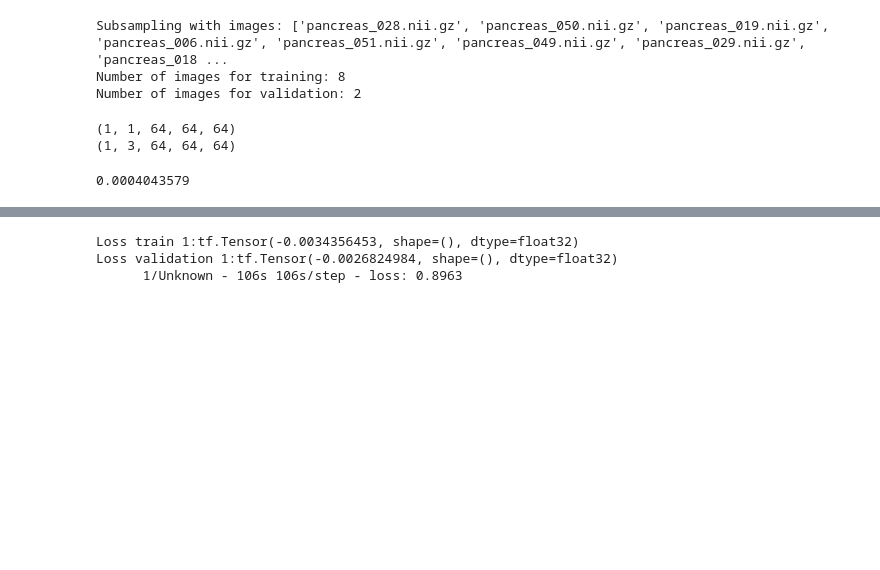
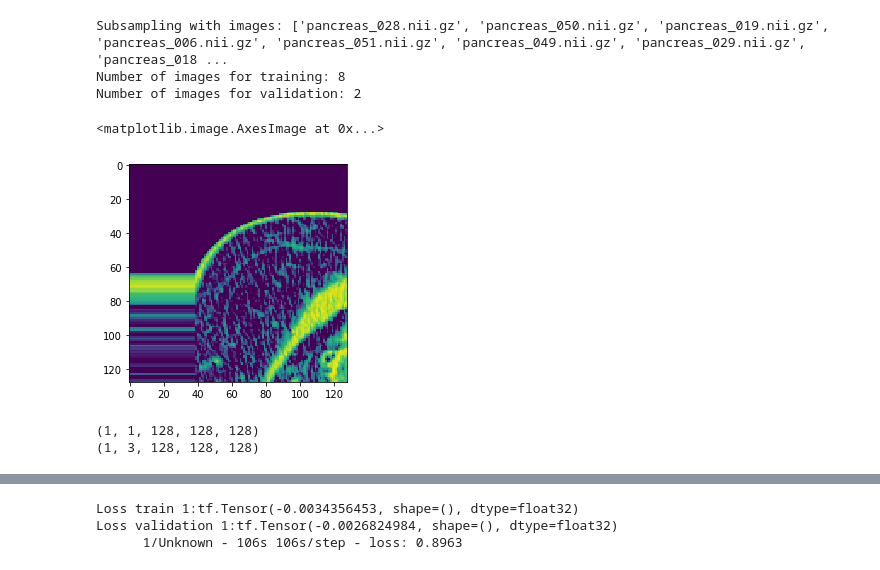
Before and after one commit to fourMembers/ai_postgraduate_project, a Jupyter notebook: notebooks/jbrossa/first_model.ipynb, the cells around one changed output, grey strips where cells are left out. Saved outputs shown, nothing was run; the diff lists cells and outputs as text; code cells hidden in the pictures; blank space fills up the shorter version.

```diff
--- a/notebooks/jbrossa/first_model.ipynb
+++ b/notebooks/jbrossa/first_model.ipynb
@@ -24,14 +22,22 @@ validation_images
+# %%
+from utils.callback_functions import ShowEverythingCallback
+import tensorflow as tf
+
+file_writer = tf.summary.create_file_writer('images')
+callback = ShowEverythingCallback(train_dataset,validation_dataset,file_writer)
+# %%
+img = callback.return_slice()
+import pylab as plt
+plt.imshow(img)
+# %% [output]
+<matplotlib.image.AxesImage at 0x...>
+[figure, added]
 # %%
-for image in train_dataset:
+for image in validation_dataset:
     x,y = image
     print(x.shape)
     print(y.shape)
     break
 # %% [output]
-(1, 1, 64, 64, 64)
-(1, 3, 64, 64, 64)
+(1, 1, 128, 128, 128)
+(1, 3, 128, 128, 128)
-# %%
-import numpy as np
-np.min(x)
-# %% [output]
-0.0004043579
```
Also changed, not shown: parts of 4 cells of this notebook, 6 other files.
